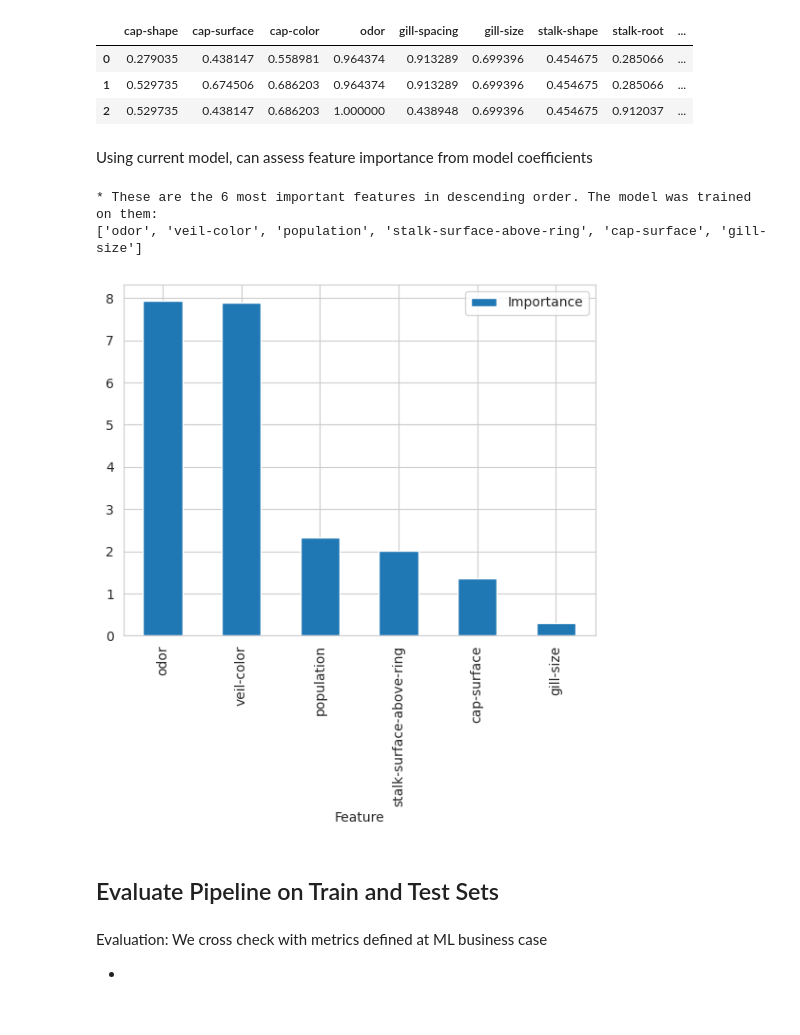
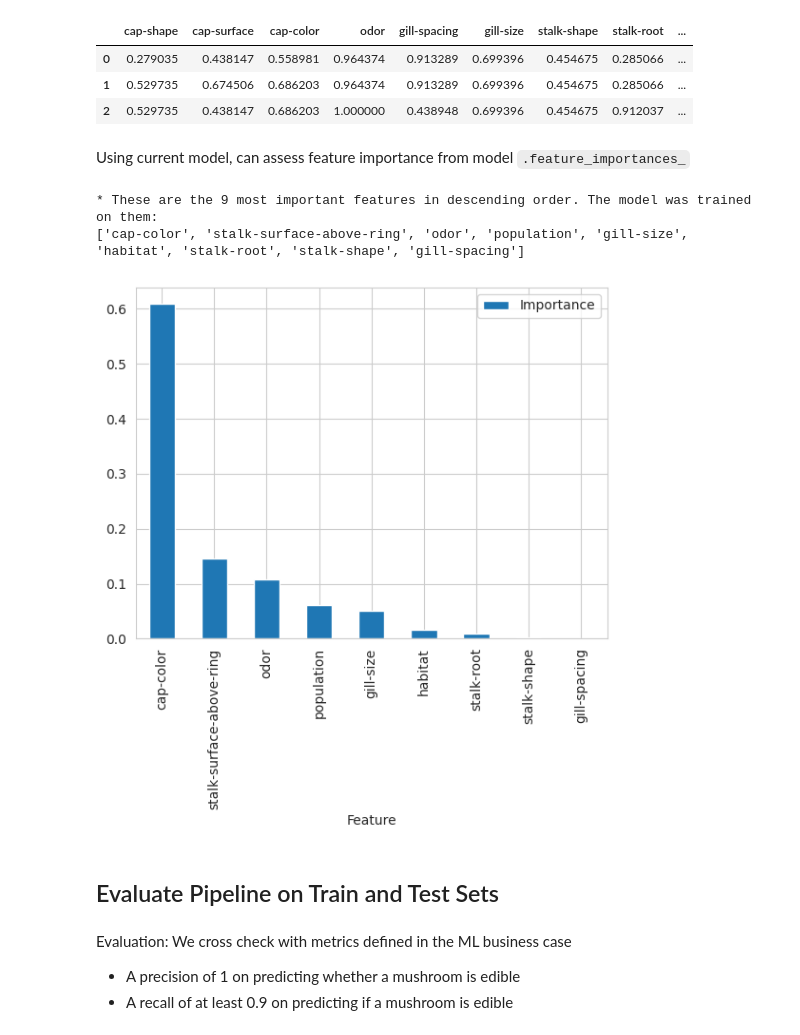
Before and after one commit to ocassidydev/creditcard-churn, a Jupyter notebook: jupyter_notebooks/05 - Modelling and Evaluation - Predict Edible.ipynb, the cells around one changed output. Drawn from its saved outputs; the diff is of its cells as text; code cells hidden in the pictures.

Commit message:
Add predict edible pipelines

```diff
--- a/jupyter_notebooks/05 - Modelling and Evaluation - Predict Edible.ipynb
+++ b/jupyter_notebooks/05 - Modelling and Evaluation - Predict Edible.ipynb
@@ -258,8 +258,8 @@ Quick GridSearch CV - Binary Classifier
 # %%
-from sklearn.metrics import make_scorer, recall_score
+from sklearn.metrics import make_scorer, f1_score
 search = HyperparameterOptimizationSearch(models=models_quick_search, params=params_quick_search)
 search.fit(X_train, y_train,
-           scoring =  make_scorer(recall_score, pos_label=1),
+           scoring =  make_scorer(f1_score, pos_label=1),
            n_jobs=-1, cv=5)
 # %% [output]
 Running GridSearchCV for LogisticRegression
@@ -318,0 +305,12 @@ Extensive GridSearch CV - Binary Classifier
+# %%
+models_search = {
+    "AdaBoostClassifier":AdaBoostClassifier(random_state=0),
+}
+
+params_search = {
+    "AdaBoostClassifier":{
+        'model__n_estimators': [10, 25, 50, 100, 500],
+        'model__learning_rate': [0.01, 0.05, 0.2, 1],
+        'model__base_estimator': [DecisionTreeClassifier(max_depth=1), DecisionTreeClassifier(max_depth=3), DecisionTreeClassifier(max_depth=5)]
+    }
+}
@@ -319,7 +319,7 @@ Extensive GridSearch CV - Binary Classifier
 # %%
-from sklearn.metrics import recall_score, make_scorer, f1_score, accuracy_score
+from sklearn.metrics import make_scorer, f1_score
 search = HyperparameterOptimizationSearch(models=models_search, params=params_search)
 search.fit(X_train, y_train,
-           scoring = make_scorer(f1_score, pos_label=0),
+           scoring = make_scorer(f1_score, pos_label=1),
            n_jobs=-1, cv=5)
 # %% [output]
@@ -385,28 +388,28 @@ X_train.head(3)
 | 1 | 0.529735 | 0.674506 | 0.686203 | 0.964374 | 0.913289 | 0.699396 | 0.454675 | 0.285066 | ... |
 | 2 | 0.529735 | 0.438147 | 0.686203 | 1.000000 | 0.438948 | 0.699396 | 0.454675 | 0.912037 | ... |
 # %% [markdown]
-Using current model, can assess feature importance from model coefficients
+Using current model, can assess feature importance from model `.feature_importances_`
 # %%
 # create DataFrame to display feature importance
 df_feature_importance = (pd.DataFrame(data={
     'Feature': X_train.columns[pipeline_clf['feat_selection'].get_support()],
-    'Importance': pipeline_clf['model'].coef_[0]})
+    'Importance': pipeline_clf['model'].feature_importances_})
     .sort_values(by='Importance', ascending=False)
 )
 
 # re-assign best_features order
 best_features = df_feature_importance['Feature'].to_list()
 
 # Most important features statement and plot
 print(f"* These are the {len(best_features)} most important features in descending order. "
       f"The model was trained on them: \n{df_feature_importance['Feature'].to_list()}")
 
 df_feature_importance.plot(kind='bar', x='Feature', y='Importance')
 plt.show()
 # %% [output]
-* These are the 6 most important features in descending order. The model was trained on them:
-['odor', 'veil-color', 'population', 'stalk-surface-above-ring', 'cap-surface', 'gill-size']
+* These are the 9 most important features in descending order. The model was trained on them:
+['cap-color', 'stalk-surface-above-ring', 'odor', 'population', 'gill-size', 'habitat', 'stalk-root', 'stalk-shape', 'gill-spacing']
-[figure, old version]
+[figure, new version]
 # %% [markdown]
 ## Evaluate Pipeline on Train and Test Sets
 # %%
@@ -434,10 +437,11 @@ def clf_performance(X_train, y_train, X_test, y_test, pipeline, label_map):
 
     print("#### Test Set ####\n")
     confusion_matrix_and_report(X_test, y_test, pipeline, label_map)
-# %% [markdown]
-Evaluation: We cross check with metrics defined at ML business case
-
-*
+# %% [markdown]
+Evaluation: We cross check with metrics defined in the ML business case
+
+* A precision of 1 on predicting whether a mushroom is edible
+* A recall of at least 0.9 on predicting if a mushroom is edible
 # %%
 clf_performance(X_train=X_train, y_train=y_train,
                 X_test=X_test, y_test=y_test,
```
Also changed, not shown: parts of 43 cells of this notebook, 7 other files.
